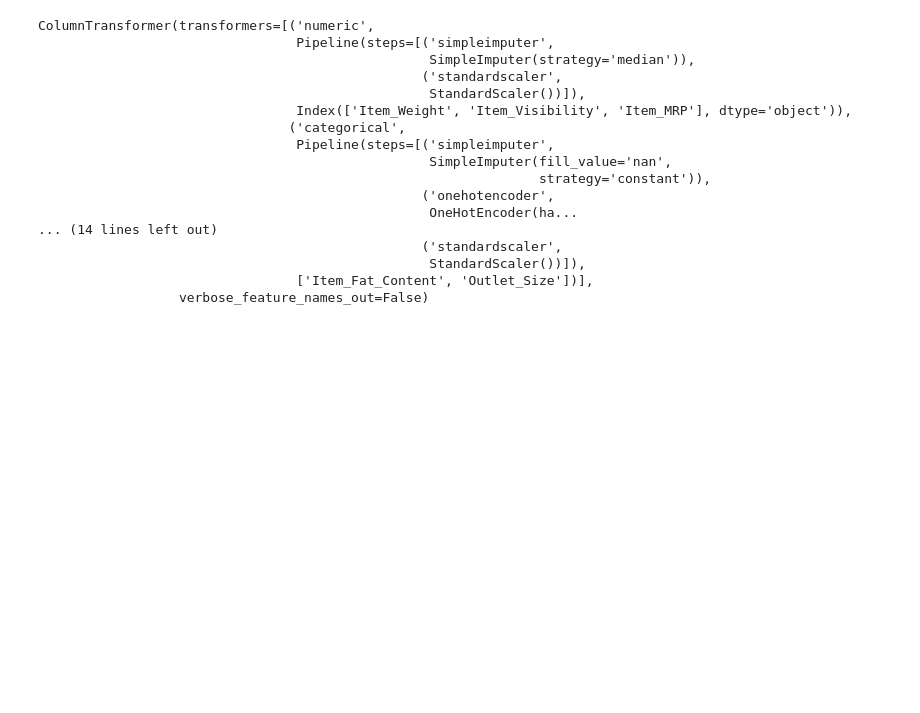
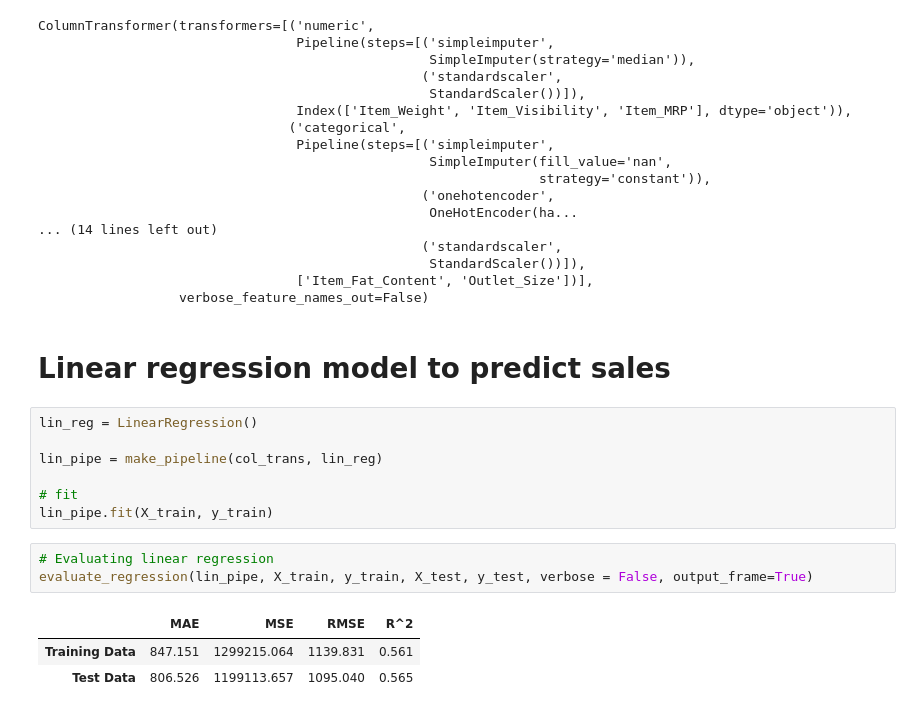
Before and after one commit to PRETTYMARTHA/Prediction-of-product-sales, a Jupyter notebook: Project_1_part_5.ipynb, the cells around one changed output. Cells and saved outputs as stored; diff of their text form; blank space fills up the shorter version.

```diff
--- a/Project_1_part_5.ipynb
+++ b/Project_1_part_5.ipynb
@@ -266,3 +268,19 @@ ColumnTransformer(transformers=[('numeric',
                                                   StandardScaler())]),
                                  ['Item_Fat_Content', 'Outlet_Size'])],
                   verbose_feature_names_out=False)
+# %% [markdown]
+# **Linear regression model to predict sales**
+# %%
+lin_reg = LinearRegression()
+
+lin_pipe = make_pipeline(col_trans, lin_reg)
+
+# fit
+lin_pipe.fit(X_train, y_train)
+# %%
+# Evaluating linear regression
+evaluate_regression(lin_pipe, X_train, y_train, X_test, y_test, verbose = False, output_frame=True)
+# %% [output]
+|  | MAE | MSE | RMSE | R^2 |
+| Training Data | 847.151 | 1299215.064 | 1139.831 | 0.561 |
+| Test Data | 806.526 | 1199113.657 | 1095.040 | 0.565 |
```
Also changed, not shown: parts of 13 cells of this notebook.
